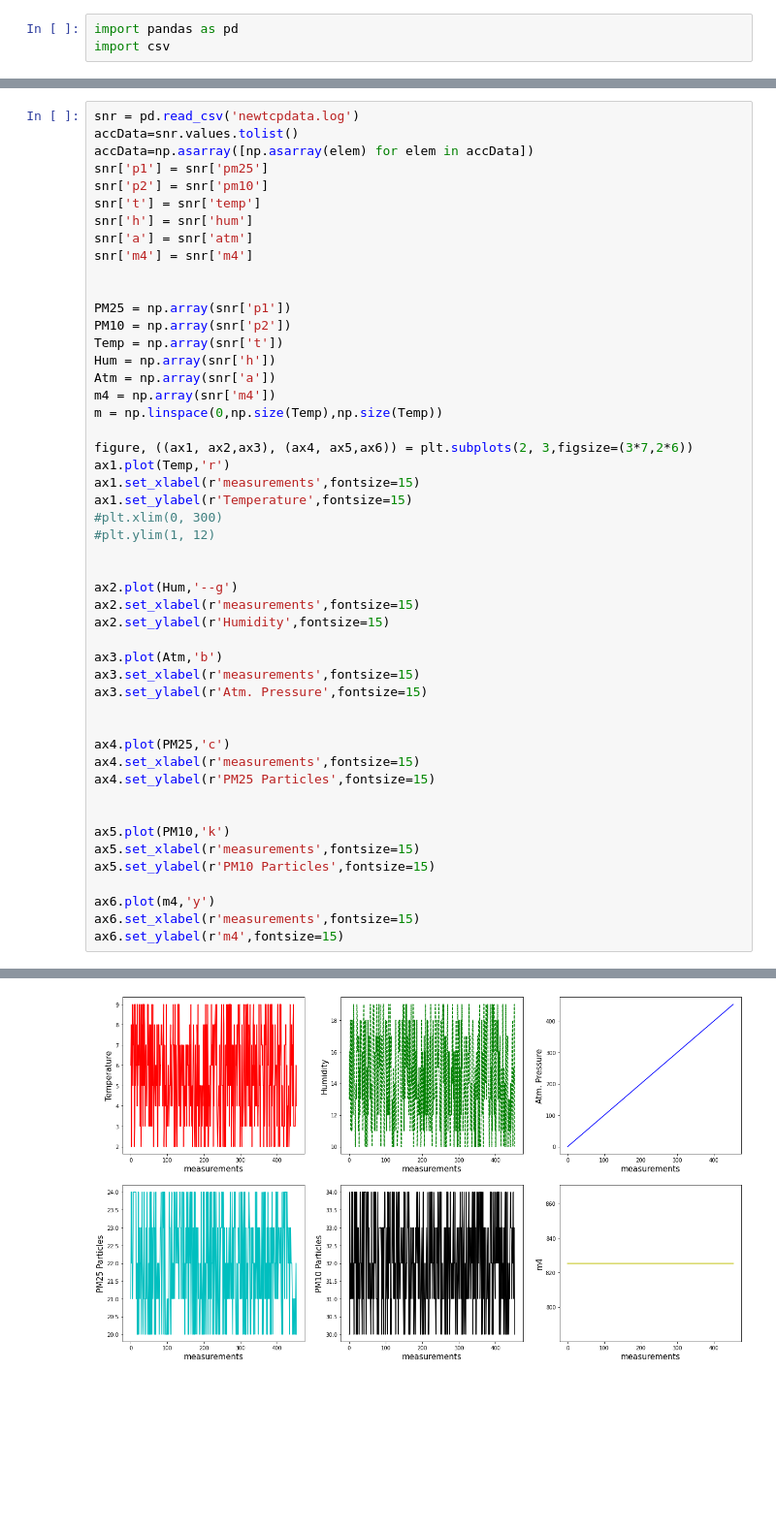
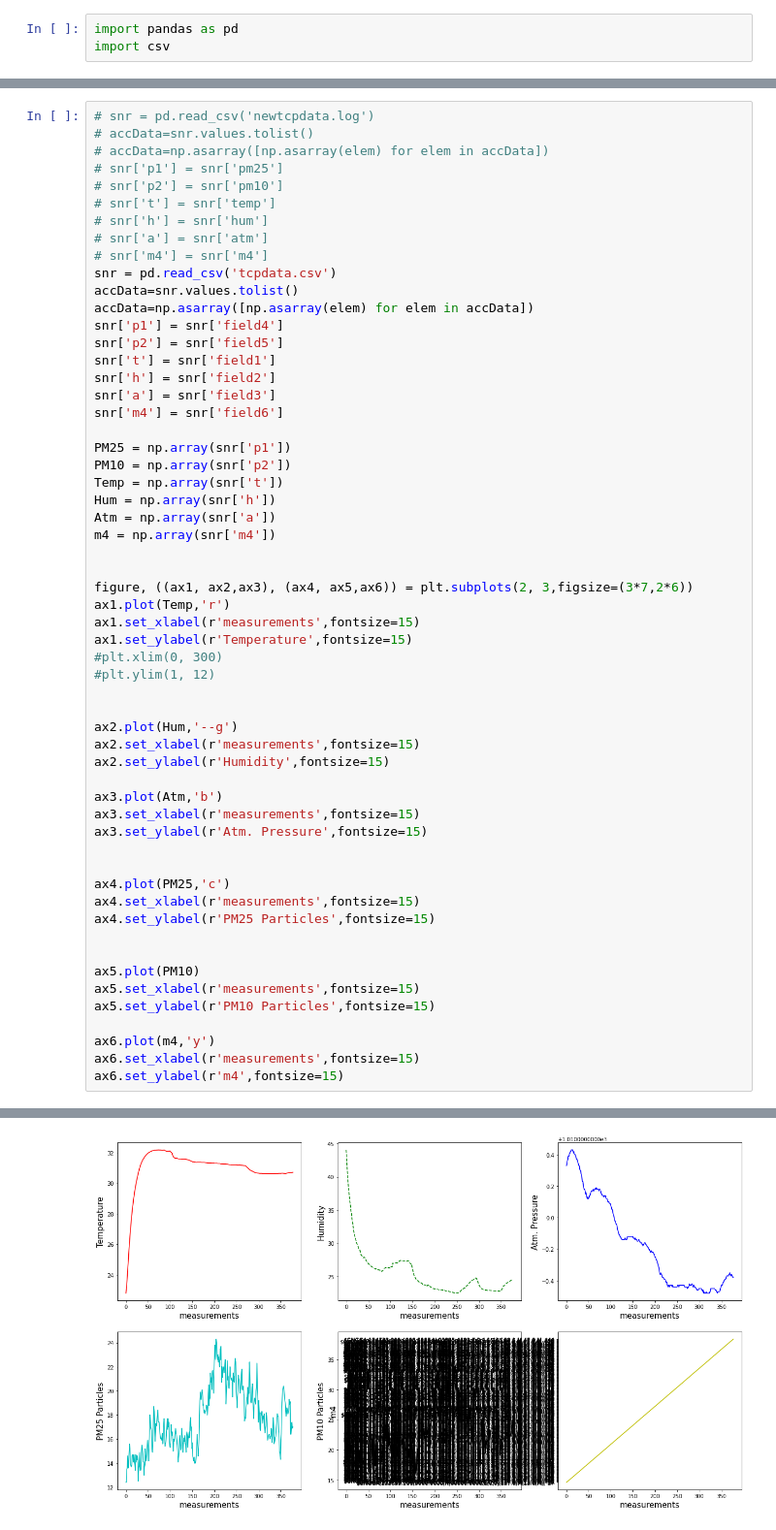
Before and after one commit to enggsajjad/test_tcp_ngrok, a Jupyter notebook: WebTunnings/tcpdata_plot.ipynb, the cells around one changed output, grey strips where cells are left out. Shown: that part at 97% size. Cells and saved outputs as stored; diff of their text form; blank space fills up the shorter version.

Commit message:
modifying the header for the tcpdata.csv files

```diff
--- a/WebTunnings/tcpdata_plot.ipynb
+++ b/WebTunnings/tcpdata_plot.ipynb
@@ -17,14 +19,22 @@ with open('tcpdata.log') as oldfile, open('newtcpdata.log', 'w') as newfile:
 # %%
-snr = pd.read_csv('newtcpdata.log')
+# snr = pd.read_csv('newtcpdata.log')
+# accData=snr.values.tolist()
+# accData=np.asarray([np.asarray(elem) for elem in accData])
+# snr['p1'] = snr['pm25']
+# snr['p2'] = snr['pm10']
+# snr['t'] = snr['temp']
+# snr['h'] = snr['hum']
+# snr['a'] = snr['atm']
+# snr['m4'] = snr['m4']
+snr = pd.read_csv('tcpdata.csv')
 accData=snr.values.tolist()
 accData=np.asarray([np.asarray(elem) for elem in accData])
-snr['p1'] = snr['pm25']
-snr['p2'] = snr['pm10']
-snr['t'] = snr['temp']
-snr['h'] = snr['hum']
-snr['a'] = snr['atm']
-snr['m4'] = snr['m4']
-
+snr['p1'] = snr['field4']
+snr['p2'] = snr['field5']
+snr['t'] = snr['field1']
+snr['h'] = snr['field2']
+snr['a'] = snr['field3']
+snr['m4'] = snr['field6']
 
 PM25 = np.array(snr['p1'])
 PM10 = np.array(snr['p2'])
@@ -32,40 +42,40 @@ Temp = np.array(snr['t'])
 Hum = np.array(snr['h'])
 Atm = np.array(snr['a'])
 m4 = np.array(snr['m4'])
-m = np.linspace(0,np.size(Temp),np.size(Temp))
+
 
 figure, ((ax1, ax2,ax3), (ax4, ax5,ax6)) = plt.subplots(2, 3,figsize=(3*7,2*6))
 ax1.plot(Temp,'r')
 ax1.set_xlabel(r'measurements',fontsize=15)
 ax1.set_ylabel(r'Temperature',fontsize=15)
 #plt.xlim(0, 300)
 #plt.ylim(1, 12)
 
 
 ax2.plot(Hum,'--g')
 ax2.set_xlabel(r'measurements',fontsize=15)
 ax2.set_ylabel(r'Humidity',fontsize=15)
 
 ax3.plot(Atm,'b')
 ax3.set_xlabel(r'measurements',fontsize=15)
 ax3.set_ylabel(r'Atm. Pressure',fontsize=15)
 
 
 ax4.plot(PM25,'c')
 ax4.set_xlabel(r'measurements',fontsize=15)
 ax4.set_ylabel(r'PM25 Particles',fontsize=15)
 
 
-ax5.plot(PM10,'k')
+ax5.plot(PM10)
 ax5.set_xlabel(r'measurements',fontsize=15)
 ax5.set_ylabel(r'PM10 Particles',fontsize=15)
 
 ax6.plot(m4,'y')
 ax6.set_xlabel(r'measurements',fontsize=15)
 ax6.set_ylabel(r'm4',fontsize=15)
 # %% [output]
 Text(0, 0.5, 'm4')
-[figure, old version]
+[figure, new version]
 # %%
 
 figure,ax=plt.subplots(1)
```
Also changed, not shown: parts of 2 cells of this notebook, 9 other files.
